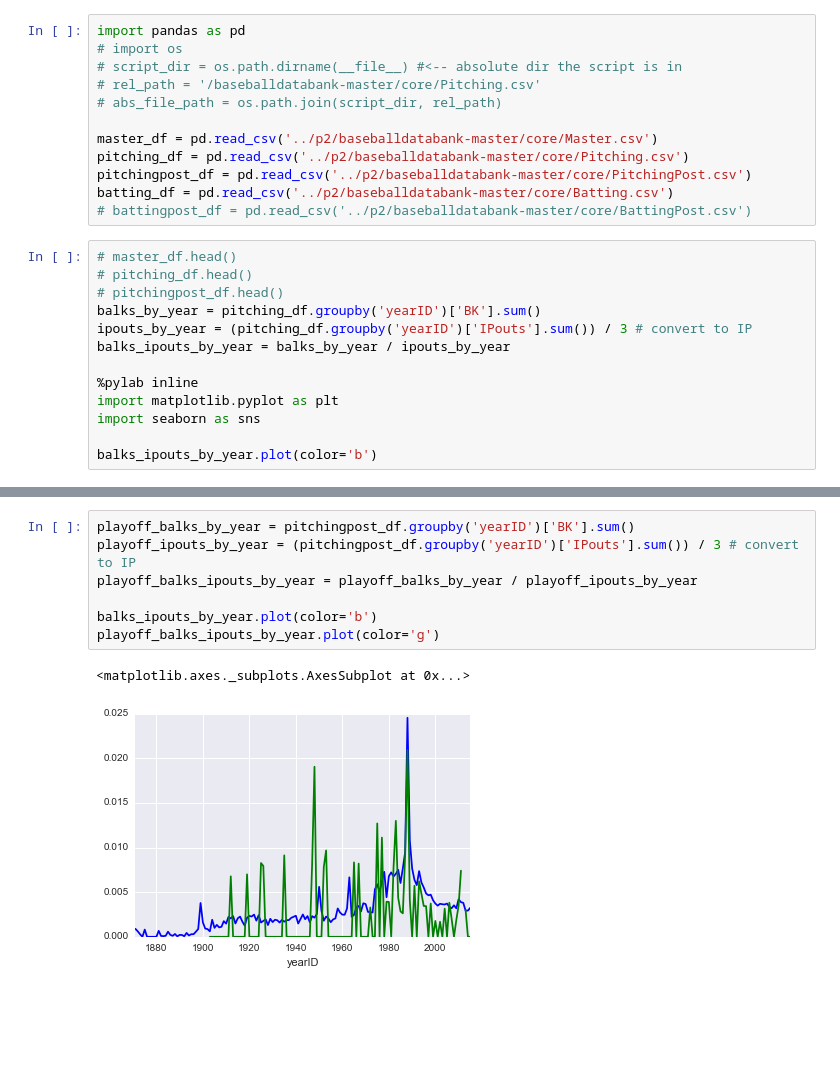
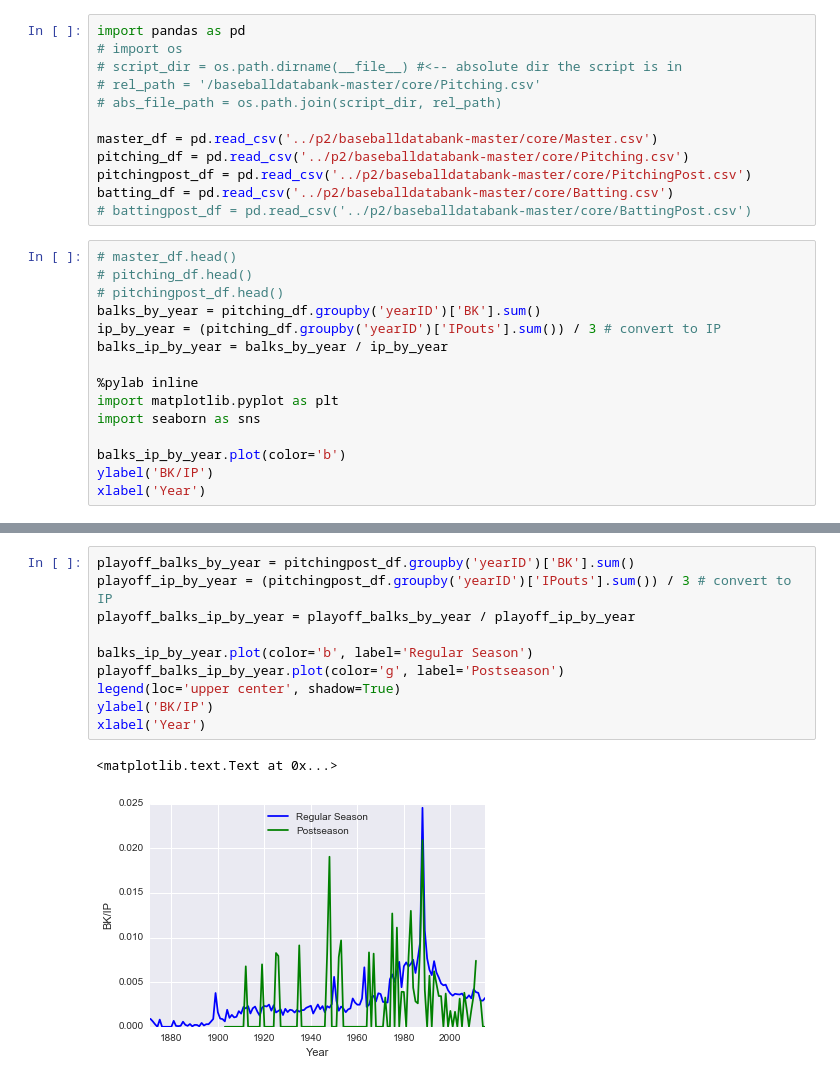
Before and after one commit to davidventuri/udacity-dand, a Jupyter notebook: p2/Data_Analyst_ND_Project2.ipynb, the cells around one changed output, grey strips where cells are left out. Saved outputs shown, nothing was run; the diff lists cells and outputs as text; blank space fills up the shorter version.

```diff
--- a/p2/Data_Analyst_ND_Project2.ipynb
+++ b/p2/Data_Analyst_ND_Project2.ipynb
@@ -43,13 +43,15 @@ batting_df = pd.read_csv('../p2/baseballdatabank-master/core/Batting.csv')
 # pitching_df.head()
 # pitchingpost_df.head()
 balks_by_year = pitching_df.groupby('yearID')['BK'].sum()
-ipouts_by_year = (pitching_df.groupby('yearID')['IPouts'].sum()) / 3 # convert to IP
-balks_ipouts_by_year = balks_by_year / ipouts_by_year
+ip_by_year = (pitching_df.groupby('yearID')['IPouts'].sum()) / 3 # convert to IP
+balks_ip_by_year = balks_by_year / ip_by_year
 
 %pylab inline
 import matplotlib.pyplot as plt
 import seaborn as sns
 
-balks_ipouts_by_year.plot(color='b')
+balks_ip_by_year.plot(color='b')
+ylabel('BK/IP')
+xlabel('Year')
 # %% [output]
 Populating the interactive namespace from numpy and matplotlib
@@ -84,10 +86,13 @@ ax2.set_ylabel('Y2 data')
 # %%
 playoff_balks_by_year = pitchingpost_df.groupby('yearID')['BK'].sum()
-playoff_ipouts_by_year = (pitchingpost_df.groupby('yearID')['IPouts'].sum()) / 3 # convert to IP
-playoff_balks_ipouts_by_year = playoff_balks_by_year / playoff_ipouts_by_year
+playoff_ip_by_year = (pitchingpost_df.groupby('yearID')['IPouts'].sum()) / 3 # convert to IP
+playoff_balks_ip_by_year = playoff_balks_by_year / playoff_ip_by_year
 
-balks_ipouts_by_year.plot(color='b')
-playoff_balks_ipouts_by_year.plot(color='g')
+balks_ip_by_year.plot(color='b', label='Regular Season')
+playoff_balks_ip_by_year.plot(color='g', label='Postseason')
+legend(loc='upper center', shadow=True)
+ylabel('BK/IP')
+xlabel('Year')
 # %% [output]
-<matplotlib.axes._subplots.AxesSubplot at 0x...>
+<matplotlib.text.Text at 0x...>
-[figure, old version]
+[figure, new version]
```
Also changed, not shown: parts of 7 cells of this notebook.
